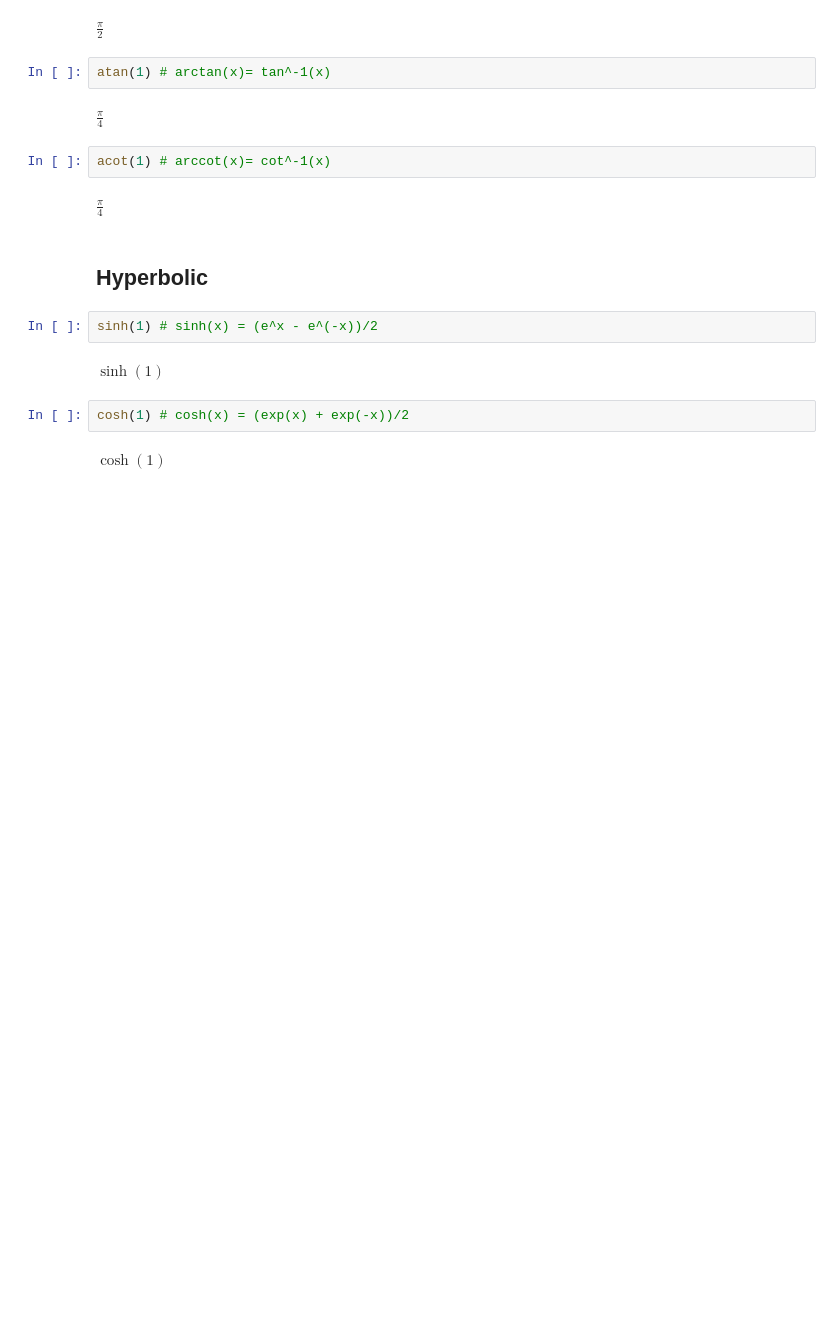
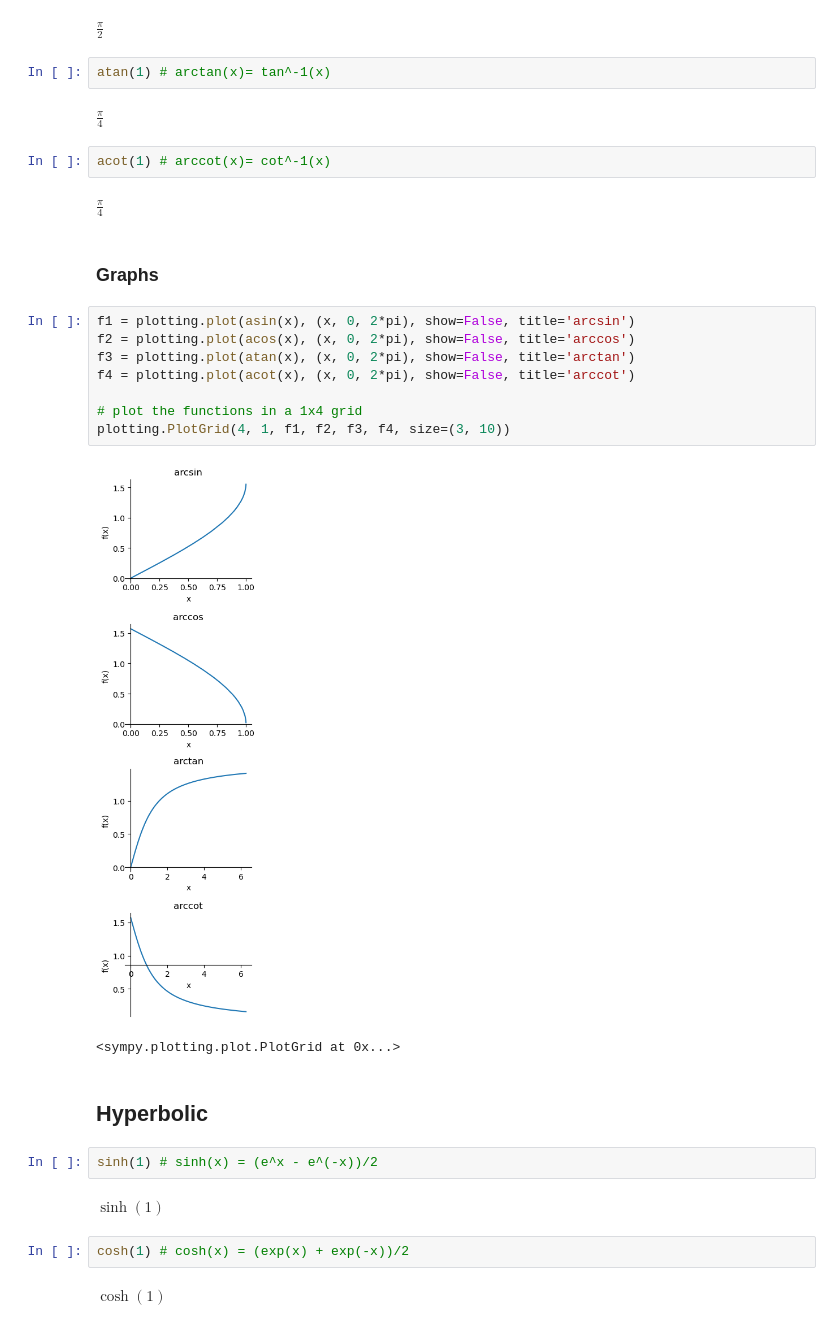
Before and after one commit to Fra0128/Symbolic-Mathematics-with-SymPy, a Jupyter notebook: cheat_sheet.ipynb, the cells around one changed output. Drawn from its saved outputs; the diff is of its cells as text; blank space fills up the shorter version.

```diff
--- a/cheat_sheet.ipynb
+++ b/cheat_sheet.ipynb
@@ -128,6 +141,19 @@ $\displaystyle \frac{\pi}{4}$
 acot(1) # arccot(x)= cot^-1(x)
 # %% [output]
 $\displaystyle \frac{\pi}{4}$
+# %% [markdown]
+### Graphs
+# %%
+f1 = plotting.plot(asin(x), (x, 0, 2*pi), show=False, title='arcsin')
+f2 = plotting.plot(acos(x), (x, 0, 2*pi), show=False, title='arccos')
+f3 = plotting.plot(atan(x), (x, 0, 2*pi), show=False, title='arctan')
+f4 = plotting.plot(acot(x), (x, 0, 2*pi), show=False, title='arccot')
+
+# plot the functions in a 1x4 grid
+plotting.PlotGrid(4, 1, f1, f2, f3, f4, size=(3, 10))
+# %% [output]
+[figure, added]
+<sympy.plotting.plot.PlotGrid at 0x...>
 # %% [markdown]
 ## Hyperbolic
 # %%
```
Also changed, not shown: parts of 4 cells of this notebook.
